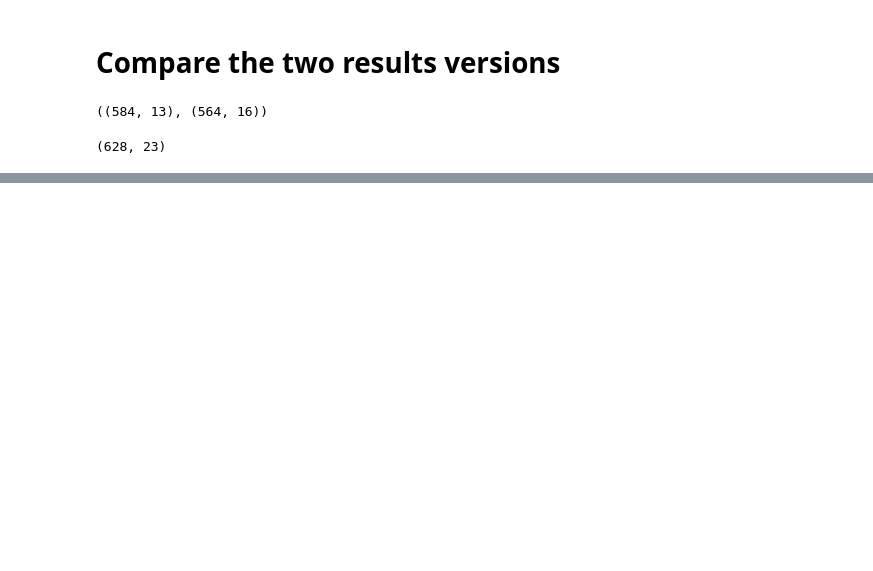
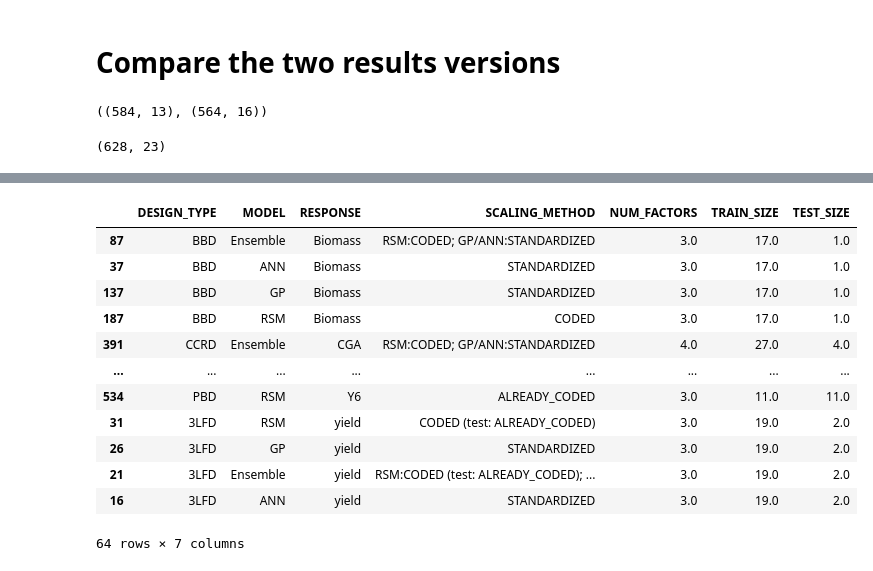
Before and after one commit to pajeeokoth/DOE_modeling, a Jupyter notebook: model_comparison.ipynb, the cells around one changed output, grey strips where cells are left out. Saved outputs shown, nothing was run; the diff lists cells and outputs as text; code cells hidden in the pictures; blank space fills up the shorter version.

```diff
--- a/model_comparison.ipynb
+++ b/model_comparison.ipynb
@@ -524,0 +553,16 @@ merge_df = merge[cols + all_cols]
+# %%
+merge[merge['_merge'] == 'left_only'][cols].sort_values(by='RESPONSE')
+# %% [output]
+|  | DESIGN_TYPE | MODEL | RESPONSE | SCALING_METHOD | NUM_FACTORS | TRAIN_SIZE | TEST_SIZE |
+| 87 | BBD | Ensemble | Biomass | RSM:CODED; GP/ANN:STANDARDIZED | 3.0 | 17.0 | 1.0 |
+| 37 | BBD | ANN | Biomass | STANDARDIZED | 3.0 | 17.0 | 1.0 |
+| 137 | BBD | GP | Biomass | STANDARDIZED | 3.0 | 17.0 | 1.0 |
+| 187 | BBD | RSM | Biomass | CODED | 3.0 | 17.0 | 1.0 |
+| 391 | CCRD | Ensemble | CGA | RSM:CODED; GP/ANN:STANDARDIZED | 4.0 | 27.0 | 4.0 |
+| ... | ... | ... | ... | ... | ... | ... | ... |
+| 534 | PBD | RSM | Y6 | ALREADY_CODED | 3.0 | 11.0 | 11.0 |
+| 31 | 3LFD | RSM | yield | CODED (test: ALREADY_CODED) | 3.0 | 19.0 | 2.0 |
+| 26 | 3LFD | GP | yield | STANDARDIZED | 3.0 | 19.0 | 2.0 |
+| 21 | 3LFD | Ensemble | yield | RSM:CODED (test: ALREADY_CODED); ... | 3.0 | 19.0 | 2.0 |
+| 16 | 3LFD | ANN | yield | STANDARDIZED | 3.0 | 19.0 | 2.0 |
+64 rows × 7 columns
```
Also changed, not shown: parts of 9 cells of this notebook, 1 other file.
